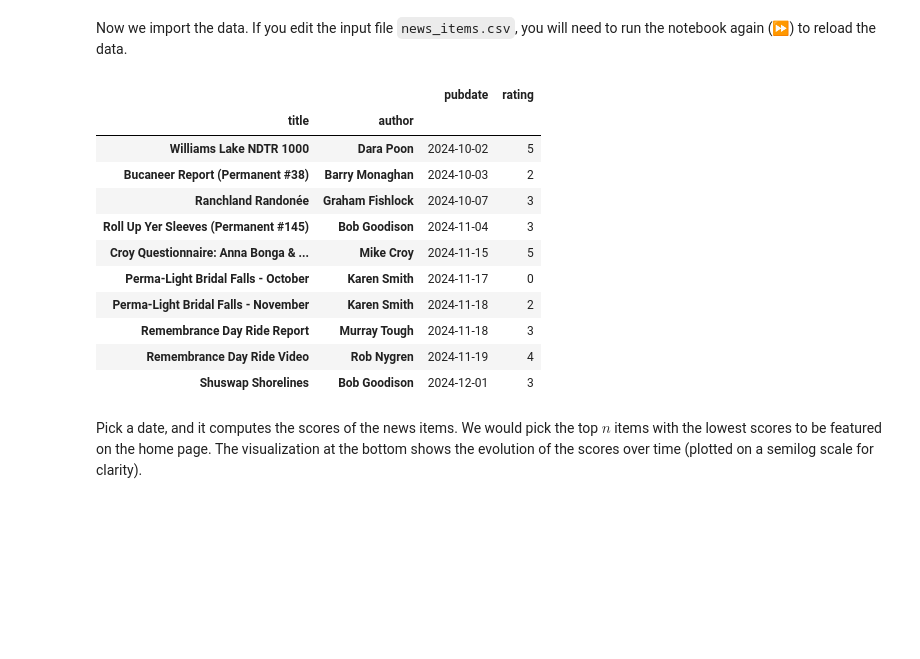
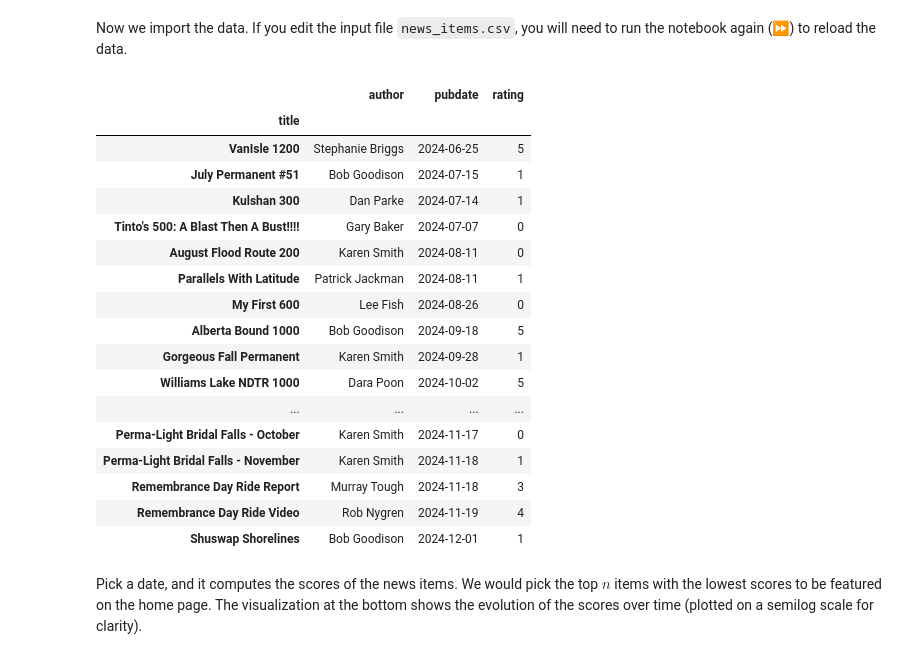
Before and after one commit to dpoon/bcr_web_demo, a Jupyter notebook: News Item Scoring.ipynb, the cells around one changed output. Saved outputs shown, nothing was run; the diff lists cells and outputs as text; code cells hidden in the pictures; blank space fills up the shorter version.

```diff
--- a/News Item Scoring.ipynb
+++ b/News Item Scoring.ipynb
@@ -53,24 +82,35 @@ def display_results(d: date, n: int):
 # %% [markdown]
 Now we import the data.  If you edit the input file `news_items.csv`, you will need to run the notebook again (⏩) to reload the data.
 # %%
-df = pd.read_csv('news_items.csv',
-    index_col=['title', 'author'],
+df = read_csv('news_items.csv',
+    path_prefixes=[
+        '',
+        '../input/bcr-web-demo',
+        'https://raw.githubusercontent.com/dpoon/bcr_web_demo/HEAD',
+    ],
+    index_col='title',
     parse_dates=['pubdate'],
 )
 df
 # %% [output]
-|  |  | pubdate | rating |
-| title | author |  |  |
+|  | author | pubdate | rating |
+| title |  |  |  |
+| VanIsle 1200 | Stephanie Briggs | 2024-06-25 | 5 |
+| July Permanent #51 | Bob Goodison | 2024-07-15 | 1 |
+| Kulshan 300 | Dan Parke | 2024-07-14 | 1 |
+| Tinto's 500: A Blast Then A Bust!!!! | Gary Baker | 2024-07-07 | 0 |
+| August Flood Route 200 | Karen Smith | 2024-08-11 | 0 |
+| Parallels With Latitude | Patrick Jackman | 2024-08-11 | 1 |
+| My First 600 | Lee Fish | 2024-08-26 | 0 |
+| Alberta Bound 1000 | Bob Goodison | 2024-09-18 | 5 |
+| Gorgeous Fall Permanent | Karen Smith | 2024-09-28 | 1 |
 | Williams Lake NDTR 1000 | Dara Poon | 2024-10-02 | 5 |
-| Bucaneer Report (Permanent #38) | Barry Monaghan | 2024-10-03 | 2 |
-| Ranchland Randonée | Graham Fishlock | 2024-10-07 | 3 |
-| Roll Up Yer Sleeves (Permanent #145) | Bob Goodison | 2024-11-04 | 3 |
-| Croy Questionnaire: Anna Bonga & ... | Mike Croy | 2024-11-15 | 5 |
+| ... | ... | ... | ... |
 | Perma-Light Bridal Falls - October | Karen Smith | 2024-11-17 | 0 |
-| Perma-Light Bridal Falls - November | Karen Smith | 2024-11-18 | 2 |
+| Perma-Light Bridal Falls - November | Karen Smith | 2024-11-18 | 1 |
 | Remembrance Day Ride Report | Murray Tough | 2024-11-18 | 3 |
 | Remembrance Day Ride Video | Rob Nygren | 2024-11-19 | 4 |
-| Shuswap Shorelines | Bob Goodison | 2024-12-01 | 3 |
+| Shuswap Shorelines | Bob Goodison | 2024-12-01 | 1 |
 # %% [markdown]
 Pick a date, and it computes the scores of the news items.  We would pick the top $n$ items with the lowest scores to be featured on the home page.  The visualization at the bottom shows the evolution of the scores over time (plotted on a semilog scale for clarity).
 # %%
```
Also changed, not shown: parts of 2 cells of this notebook, 2 other files.
